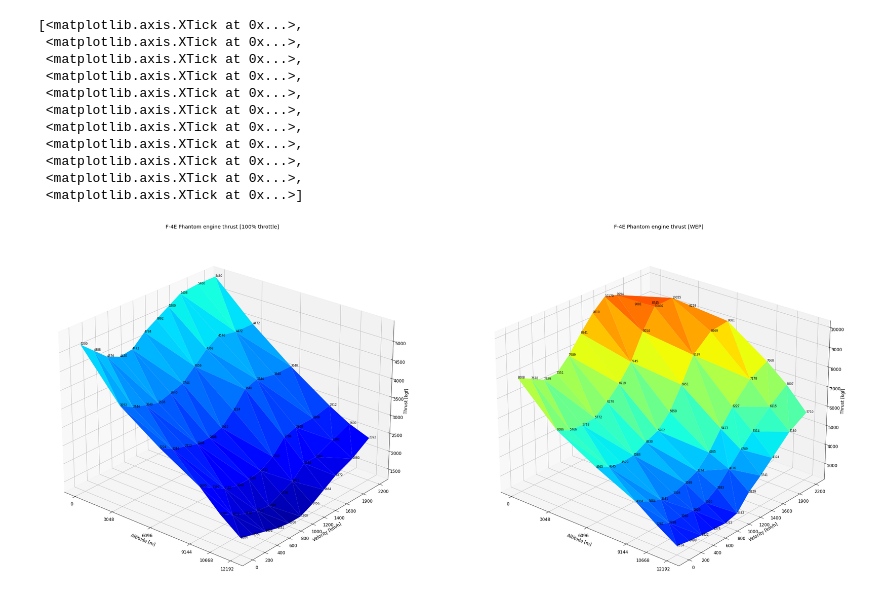
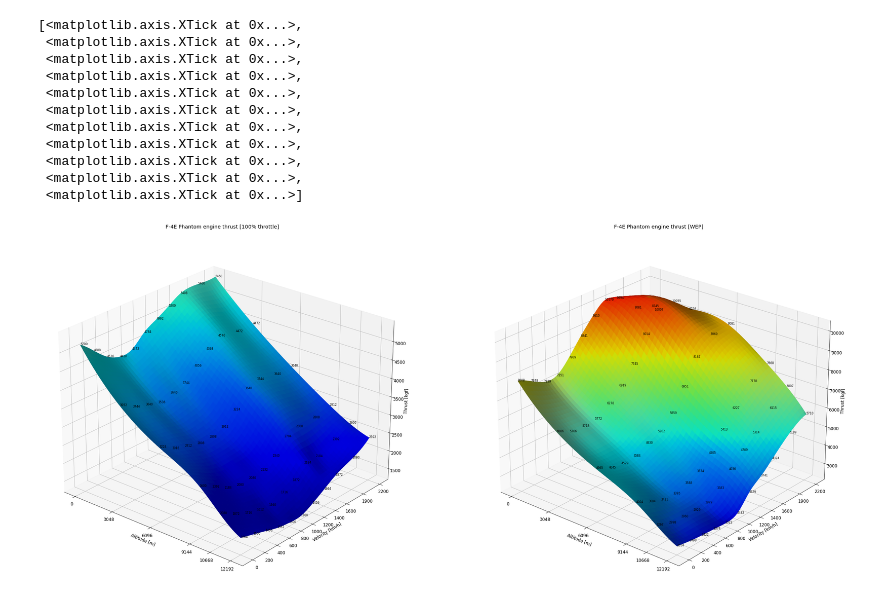
Before and after one commit to Pewkek/War-Thunder-Thrust-Chart, a Jupyter notebook: f4e.ipynb, the cells around one changed output. Drawn from its saved outputs; the diff is of its cells as text; code cells hidden in the pictures.

Commit message:
Interpolation, trisurf to surf, light source, automatic save to PNG

```diff
--- a/f4e.ipynb
+++ b/f4e.ipynb
@@ -2,6 +2,8 @@
 from mpl_toolkits import mplot3d
 import numpy as np
 import matplotlib.pyplot as plt
+from matplotlib.colors import LightSource
+import scipy.interpolate as sp
 import re
 
 baseThrust = 5200 # ThrustMax0 from blkx
@@ -307,7 +309,10 @@ data = """
 data = data.strip("\n ").replace('"', "").split(',\n') # clear some garbaggio from string
 thrustCurve = np.zeros((len(alts), len(vels), 2))
 
-xV, yV =  np.meshgrid(alts,vels) # map velocities to altitudes and altitudes to velocities so we can graph it
+alts2 = np.linspace(min(alts), max(alts), 100)
+vels2 = np.linspace(min(vels), max(vels), 100)
+
+xV, yV =  np.meshgrid(alts, vels) # map velocities to altitudes and altitudes to velocities so we can graph it
 
 # parsing thrust multipliers from the data above
 for x in data:
@@ -334,6 +339,13 @@ angs = (25, -50) # viewport angle (pitch, yaw)
 cmap = "jet" # color spectrum for values
 vMin = 1000 # color range minimum value
 vMax = 12000 # color range maximum value
+ls = LightSource(130, 40)
+
+x2V, y2V = np.meshgrid(alts2, vels2)
+interp100 = sp.interp2d(alts, vels, thrustCurve[:,:,0].flatten(), kind="cubic")
+interpWEP = sp.interp2d(alts, vels, thrustCurve[:,:,1].flatten(), kind="cubic")
+zVal100 = interp100(alts2, vels2)
+zValWEP = interpWEP(alts2, vels2)
 
 # prepare the graph
 fig = plt.figure(figsize=plt.figaspect(0.5)*5)
@@ -343,8 +355,11 @@ ax = fig.add_subplot(1, 2, 1, projection="3d")
 
 # actual thrust calculation at 100% throttle
 thrust100 = baseThrust * boostNoWep * (thrustCurve[:,:,0].flatten())
+thrust100_interp = baseThrust * boostNoWep * (zVal100)
+rgb = ls.shade(thrust100_interp, cmap=plt.cm.jet,  blend_mode='soft', vmin=vMin, vmax=vMax)
 
-ax.plot_trisurf(xV.T.flatten(), yV.T.flatten(), thrust100, cmap=cmap, vmin=vMin, vmax=vMax, antialiased=True)
+# ax.plot_trisurf(x2V.flatten(), y2V.flatten(), thrust100_interp, facecolors=cmap, vmin=vMin, vmax=vMax, antialiased=True)
+ax.plot_surface(x2V, y2V, thrust100_interp, facecolors=rgb, antialiased=True)
 ax.set_title("F-4E Phantom engine thrust [100% throttle]")
 ax.set_xlabel("Altitude [m]")
 ax.set_ylabel("Velocity [km/h]")
@@ -354,38 +369,41 @@ ax.view_init(*angs)
 ax2 = fig.add_subplot(1, 2, 2, projection="3d")
 # same but for WEP (110% throttle)
 thrustWEP = baseThrust * boostAfterburn * boostWep * ((thrustCurve[:,:,0]*thrustCurve[:,:,1]).flatten())
-ax2.plot_trisurf(xV.T.flatten(), yV.T.flatten(), thrustWEP, cmap=cmap, vmin=vMin, vmax=vMax, antialiased=True)
+thrustWEP_interp = baseThrust * boostAfterburn * boostWep * (zVal100*zValWEP)
+rgb2 = ls.shade(thrustWEP_interp, cmap=plt.cm.jet, blend_mode='soft', vmin=vMin, vmax=vMax)
+
+ax2.plot_surface(x2V, y2V, thrustWEP_interp, facecolors=rgb2, antialiased=True)
 ax2.set_title("F-4E Phantom engine thrust [WEP]")
 ax2.set_xlabel("Altitude [m]")
 ax2.set_ylabel("Velocity [km/h]")
 ax2.set_zlabel("Thrust [kgf]")
 ax2.view_init(*angs)
 
 # make the font a little smaller
 plt.rcParams.update({'font.size': 8})
 # draw data points values so we know what are we working with
 for i in range(thrustCurve[:,:,0].size):
         xVal = xV.T.flatten()[i]
         yVal = yV.T.flatten()[i]
         ax.text(xVal, yVal, thrust100[i], "{:0.0f}".format(thrust100[i]))
         ax2.text(xVal, yVal, thrustWEP[i], "{:0.0f}".format(thrustWEP[i]))
 
 # match x (alt) and y (vel) ticks to the blkx discrete values
 ax.set_xticks(alts)
 ax2.set_xticks(alts)
 
 ax.set_yticks(vels)
 ax2.set_yticks(vels)
 # %% [output]
 [<matplotlib.axis.XTick at 0x...>,
  <matplotlib.axis.XTick at 0x...>,
  <matplotlib.axis.XTick at 0x...>,
  <matplotlib.axis.XTick at 0x...>,
  <matplotlib.axis.XTick at 0x...>,
  <matplotlib.axis.XTick at 0x...>,
  <matplotlib.axis.XTick at 0x...>,
  <matplotlib.axis.XTick at 0x...>,
  <matplotlib.axis.XTick at 0x...>,
  <matplotlib.axis.XTick at 0x...>,
  <matplotlib.axis.XTick at 0x...>]
-[figure, old version]
+[figure, new version]
```
Also changed, not shown: 1 other file.
